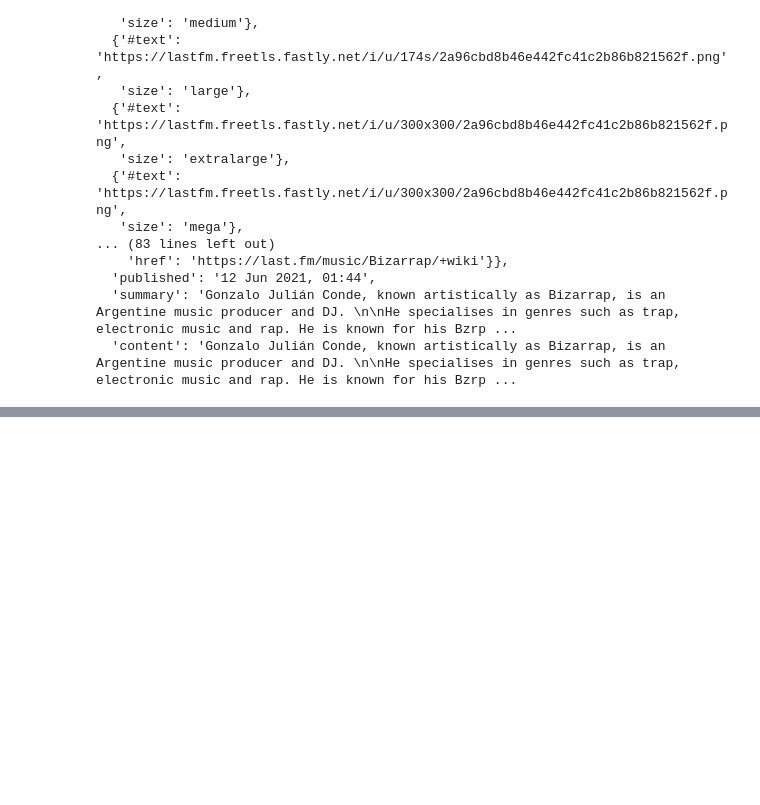
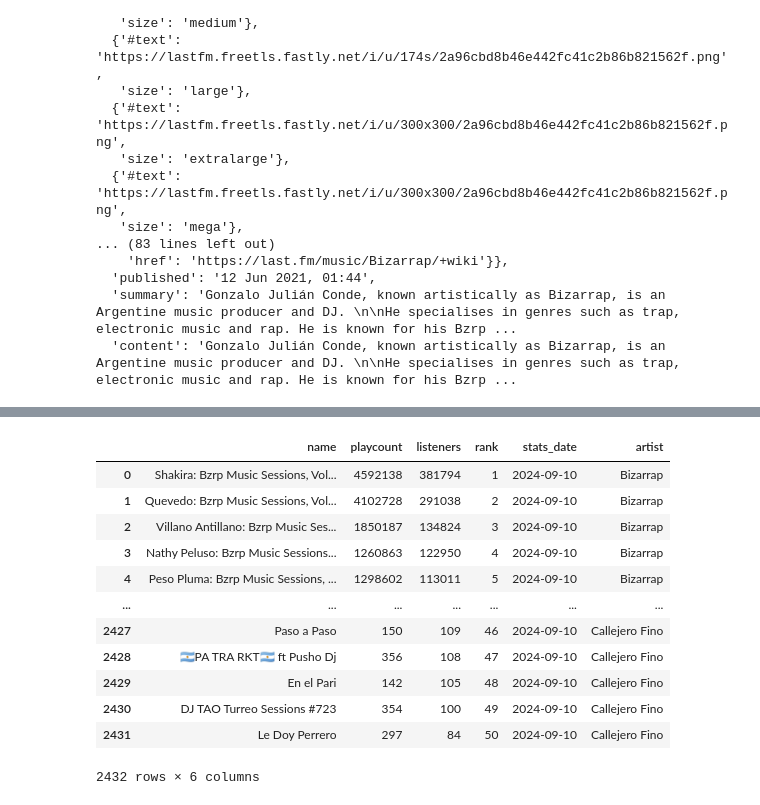
Before and after one commit to nicolas-morelli/music-dwh, a Jupyter notebook: exploration/api.ipynb, the cells around one changed output, grey strips where cells are left out. Drawn from its saved outputs; the diff is of its cells as text; code cells hidden in the pictures; blank space fills up the shorter version.

```diff
--- a/exploration/api.ipynb
+++ b/exploration/api.ipynb
@@ -139,0 +140,36 @@ artistdim
+# %%
+tracksfact = []
+for index, artist in argartists.iterrows():
+    name = artist['name'].replace('&', '').replace(' ', '+')
+    try:
+        tracks = requests.get(f'https://ws.audioscrobbler.com/2.0/?method=artist.gettoptracks&artist={name}&api_key={key}&format=json')
+        for i, track in enumerate(tracks):
+            try:
+                track = {col: tracks.json()['toptracks']['track'][i][col] for col in tracks.json()['toptracks']['track'][i] if col in ('name', 'playcount', 'listeners', '@attr')}
+                track['rank'] = track['@attr']['rank']
+                track['stats_date'] = datetime.now().strftime('%Y-%m-%d')
+                track['artist'] = artist['name']
+
+                del track['@attr']
+
+                tracksfact.append(track)
+            except:
+                pass
+    except:
+        pass
+# %%
+pd.DataFrame(tracksfact)
+# %% [output]
+|  | name | playcount | listeners | rank | stats_date | artist |
+| 0 | Shakira: Bzrp Music Sessions, Vol... | 4592138 | 381794 | 1 | 2024-09-10 | Bizarrap |
+| 1 | Quevedo: Bzrp Music Sessions, Vol... | 4102728 | 291038 | 2 | 2024-09-10 | Bizarrap |
+| 2 | Villano Antillano: Bzrp Music Ses... | 1850187 | 134824 | 3 | 2024-09-10 | Bizarrap |
+| 3 | Nathy Peluso: Bzrp Music Sessions... | 1260863 | 122950 | 4 | 2024-09-10 | Bizarrap |
+| 4 | Peso Pluma: Bzrp Music Sessions, ... | 1298602 | 113011 | 5 | 2024-09-10 | Bizarrap |
+| ... | ... | ... | ... | ... | ... | ... |
+| 2427 | Paso a Paso | 150 | 109 | 46 | 2024-09-10 | Callejero Fino |
+| 2428 | 🇦🇷PA TRA RKT🇦🇷 ft Pusho Dj | 356 | 108 | 47 | 2024-09-10 | Callejero Fino |
+| 2429 | En el Pari | 142 | 105 | 48 | 2024-09-10 | Callejero Fino |
+| 2430 | DJ TAO Turreo Sessions #723 | 354 | 100 | 49 | 2024-09-10 | Callejero Fino |
+| 2431 | Le Doy Perrero | 297 | 84 | 50 | 2024-09-10 | Callejero Fino |
+2432 rows × 6 columns
```
Also changed, not shown: parts of 9 cells of this notebook, 1 other file.
